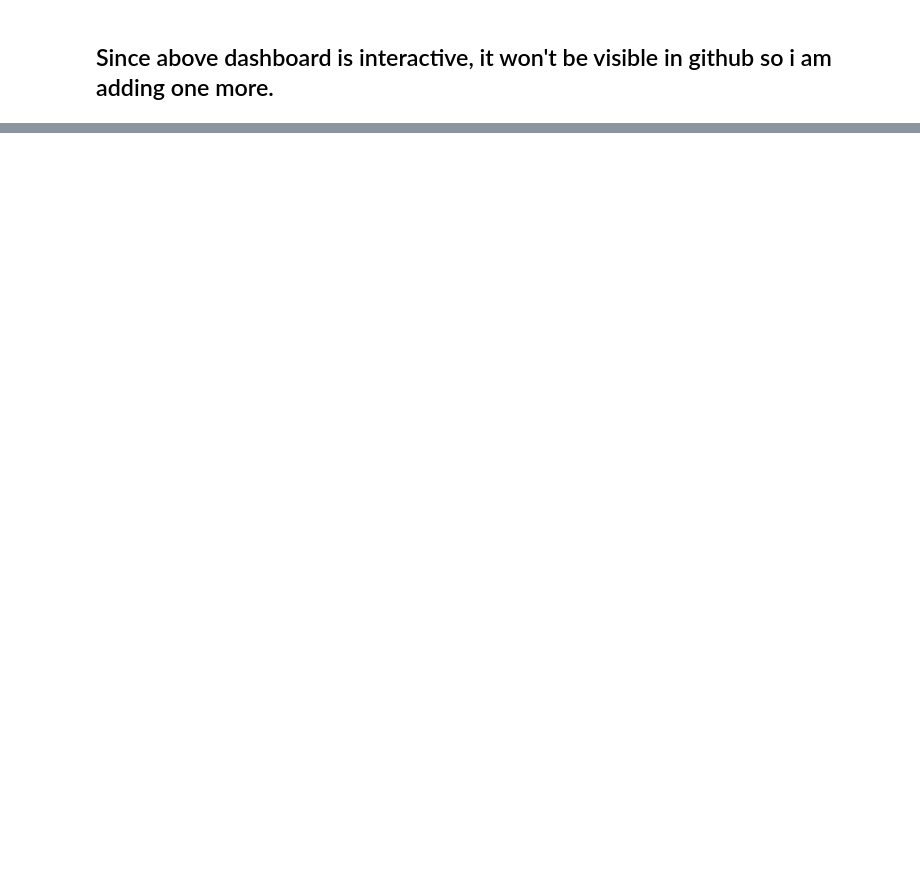
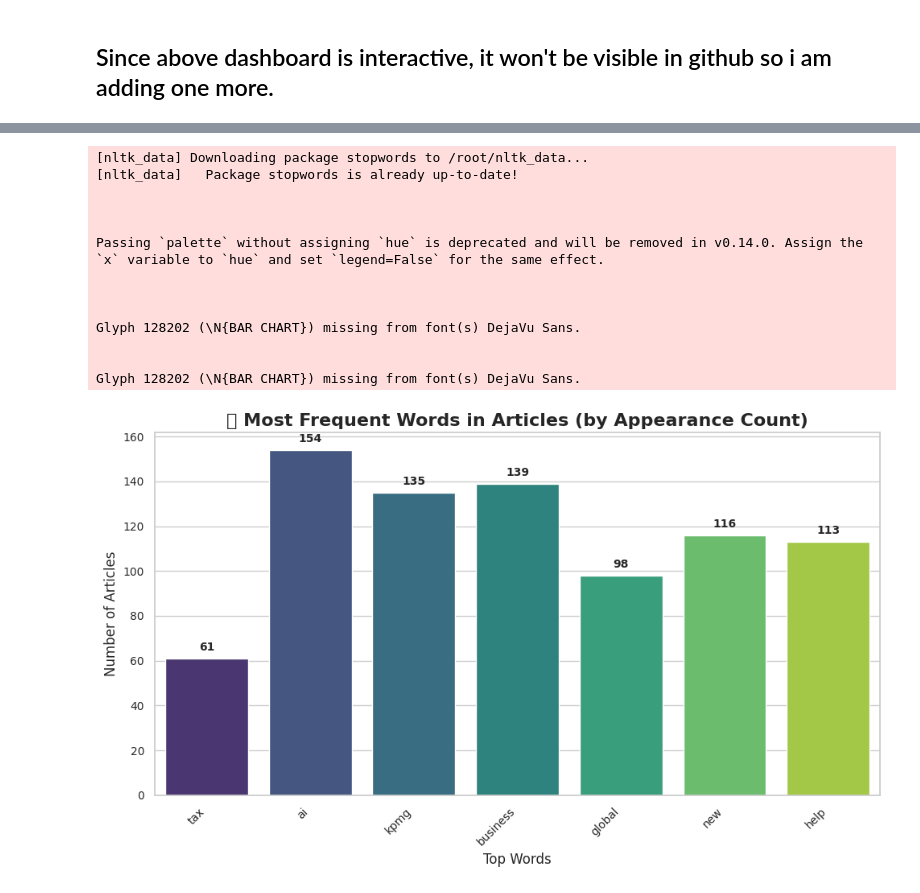
Before and after one commit to 22Himanshu/KPMG_-_PwC_article_resarch_automation, a Jupyter notebook: KPMG_PWC_data_visualization.ipynb, the cells around one changed output, grey strips where cells are left out. Cells and saved outputs as stored; diff of their text form; code cells hidden in the pictures; blank space fills up the shorter version.

```diff
--- a/KPMG_PWC_data_visualization.ipynb
+++ b/KPMG_PWC_data_visualization.ipynb
@@ -342,0 +405,66 @@ plt.show()
+# %%
+from collections import Counter
+import matplotlib.pyplot as plt
+import seaborn as sns
+from nltk.corpus import stopwords
+import nltk
+
+nltk.download('stopwords')
+
+# Setup
+stop_words = set(stopwords.words('english'))
+
+# Step 1: Collect and clean words
+all_words = []
+for article in articles_data:
+    content = article.get('published_content', '')
+    words = content.lower().split()
+    words = [word for word in words if word.isalnum() and word not in stop_words]
+    all_words.extend(words)
+
+# Step 2: Most common words
+word_counts = Counter(all_words)
+top_7_words = [word for word, count in word_counts.most_common(7)]
+
+# Step 3: Article count per word
+article_counts = {word: sum(1 for article in articles_data if word in article.get('published_content', '').lower()) for word in top_7_words}
+
+# --- Plot Styling ---
+sns.set(style="whitegrid")
+plt.figure(figsize=(10, 6))
+
+bars = sns.barplot(x=list(article_counts.keys()), y=list(article_counts.values()), palette="viridis")
+
+# Add counts above bars
+for bar in bars.patches:
+    height = bar.get_height()
+    bars.annotate(f'{int(height)}',
+                  xy=(bar.get_x() + bar.get_width() / 2, height),
+                  xytext=(0, 5),  # Offset text
+                  textcoords='offset points',
+                  ha='center', va='bottom',
+                  fontsize=10, fontweight='bold')
+
+# Final touches
+plt.title('📊 Most Frequent Words in Articles (by Appearance Count)', fontsize=16, weight='bold')
+plt.xlabel('Top Words', fontsize=12)
+plt.ylabel('Number of Articles', fontsize=12)
+plt.xticks(rotation=45, ha='right', fontsize=10)
+plt.yticks(fontsize=10)
+plt.tight_layout()
+plt.show()
+# %% [output]
+[nltk_data] Downloading package stopwords to /root/nltk_data...
+[nltk_data]   Package stopwords is already up-to-date!
+
+
+
+Passing `palette` without assigning `hue` is deprecated and will be removed in v0.14.0. Assign the `x` variable to `hue` and set `legend=False` for the same effect.
+
+
+
+Glyph 128202 (\N{BAR CHART}) missing from font(s) DejaVu Sans.
+
+
+Glyph 128202 (\N{BAR CHART}) missing from font(s) DejaVu Sans.
+[figure, added]
```
Also changed, not shown: parts of 9 cells of this notebook.
